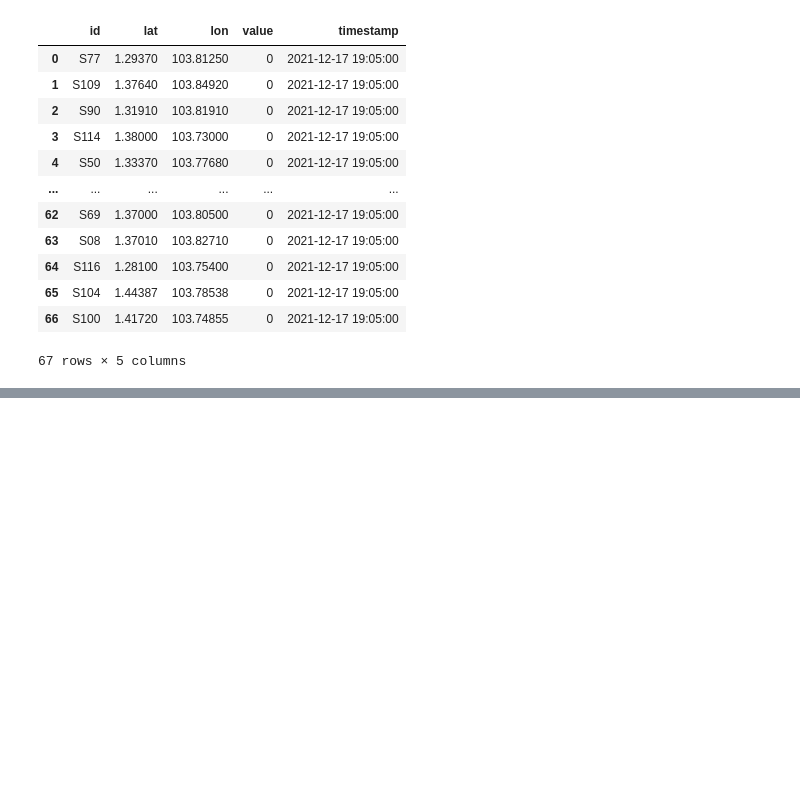
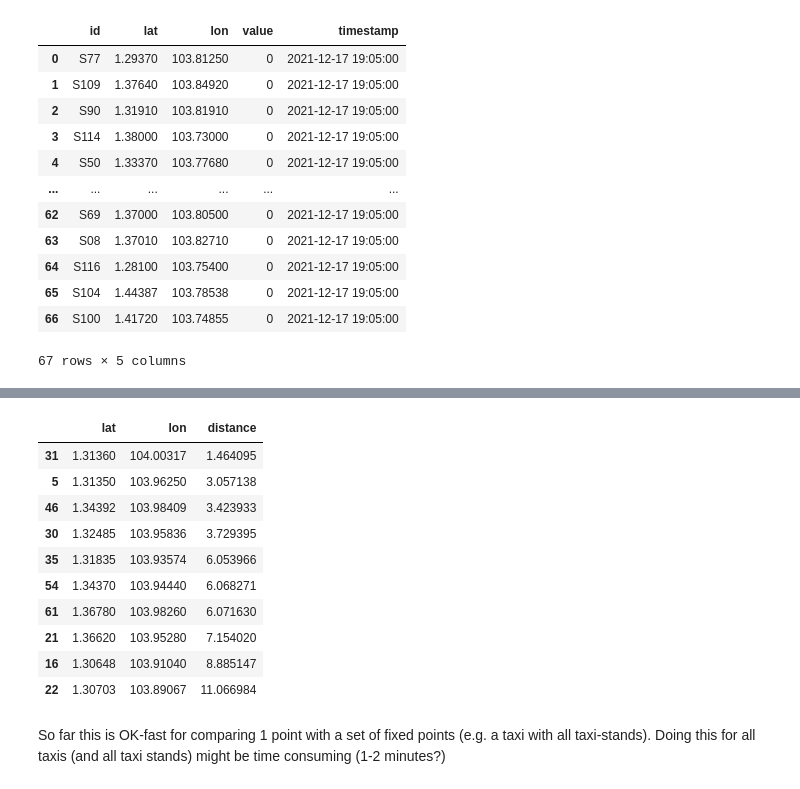
Before and after one commit to alealejandro1/taxi_compass, a Jupyter notebook: notebooks/Alejandro_taxi_compass.ipynb, the cells around one changed output, grey strips where cells are left out. Cells and saved outputs as stored; diff of their text form; code cells hidden in the pictures; blank space fills up the shorter version.

```diff
--- a/notebooks/Alejandro_taxi_compass.ipynb
+++ b/notebooks/Alejandro_taxi_compass.ipynb
@@ -232,0 +289,28 @@ parse_rainfall_data()
+# %%
+def point_to_set_ranked_distance(test_lat, test_lon, df, cutoff=10):
+    '''
+    Provide a test latitude and longitude to compare with
+    a dataframe df, which has columns 'lat' and 'lon'
+    '''
+    df = df[['lat','lon']]
+    df['distance']=df.apply(lambda row: haversine_distance(row.lon, row.lat, test_lon, test_lat)
+                        , axis=1)
+    return df.sort_values(by='distance').iloc[:cutoff]
+# %%
+df = df.drop(columns=['distance'])
+point_to_set_ranked_distance(1.3137, 103.99, df)
+# %% [output]
+|  | lat | lon | distance |
+| 31 | 1.31360 | 104.00317 | 1.464095 |
+| 5 | 1.31350 | 103.96250 | 3.057138 |
+| 46 | 1.34392 | 103.98409 | 3.423933 |
+| 30 | 1.32485 | 103.95836 | 3.729395 |
+| 35 | 1.31835 | 103.93574 | 6.053966 |
+| 54 | 1.34370 | 103.94440 | 6.068271 |
+| 61 | 1.36780 | 103.98260 | 6.071630 |
+| 21 | 1.36620 | 103.95280 | 7.154020 |
+| 16 | 1.30648 | 103.91040 | 8.885147 |
+| 22 | 1.30703 | 103.89067 | 11.066984 |
+# %% [markdown]
+So far this is OK-fast for comparing 1 point with a set of fixed points (e.g. a taxi with all taxi-stands).
+Doing this for all taxis (and all taxi stands) might be time consuming (1-2 minutes?)
```
Also changed, not shown: parts of 4 cells of this notebook.
